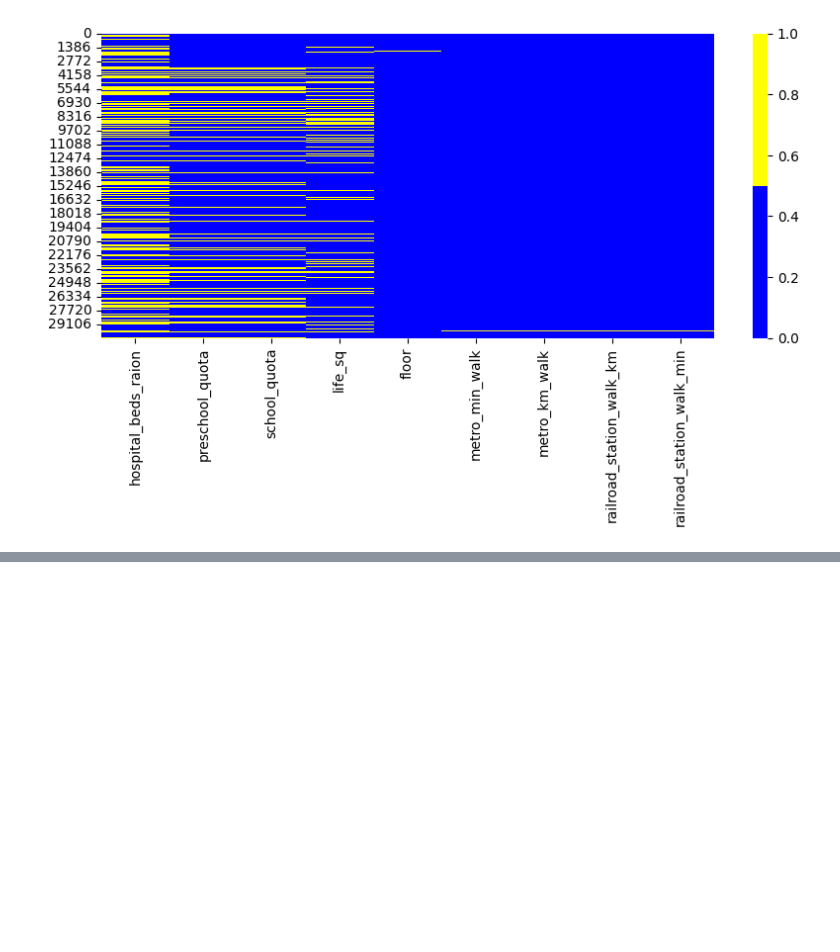
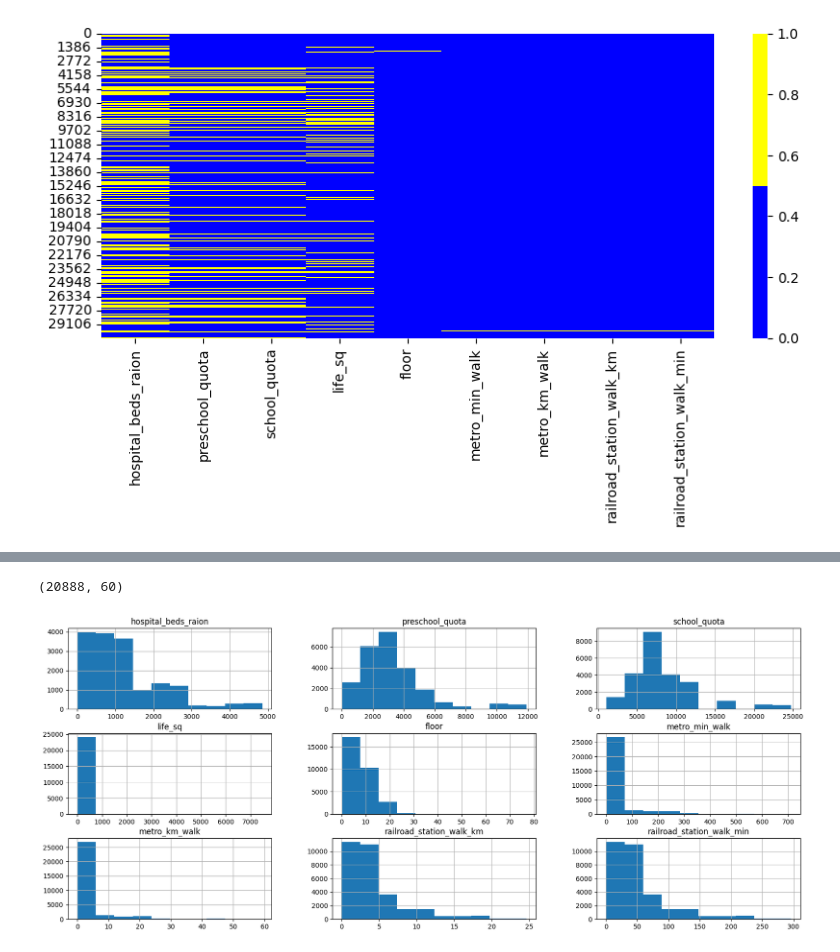
Before and after one commit to Coasting-Now/SF_Pandas, a Jupyter notebook: SF_Pandas/SF_PY_Data_cleaning/data_cleaning.ipynb, the cells around one changed output, grey strips where cells are left out. Cells and saved outputs as stored; diff of their text form; code cells hidden in the pictures; blank space fills up the shorter version.

```diff
--- a/SF_Pandas/SF_PY_Data_cleaning/data_cleaning.ipynb
+++ b/SF_Pandas/SF_PY_Data_cleaning/data_cleaning.ipynb
@@ -126,0 +155,9 @@ ax = sns.heatmap(
+# %%
+print(drop_data.shape)
+# %% [output]
+(20888, 60)
+# %%
+cols = cols_with_null.index
+sber_data[cols].hist(figsize=(20, 8));
+# %% [output]
+[figure, added]
```
Also changed, not shown: parts of 20 cells of this notebook.
